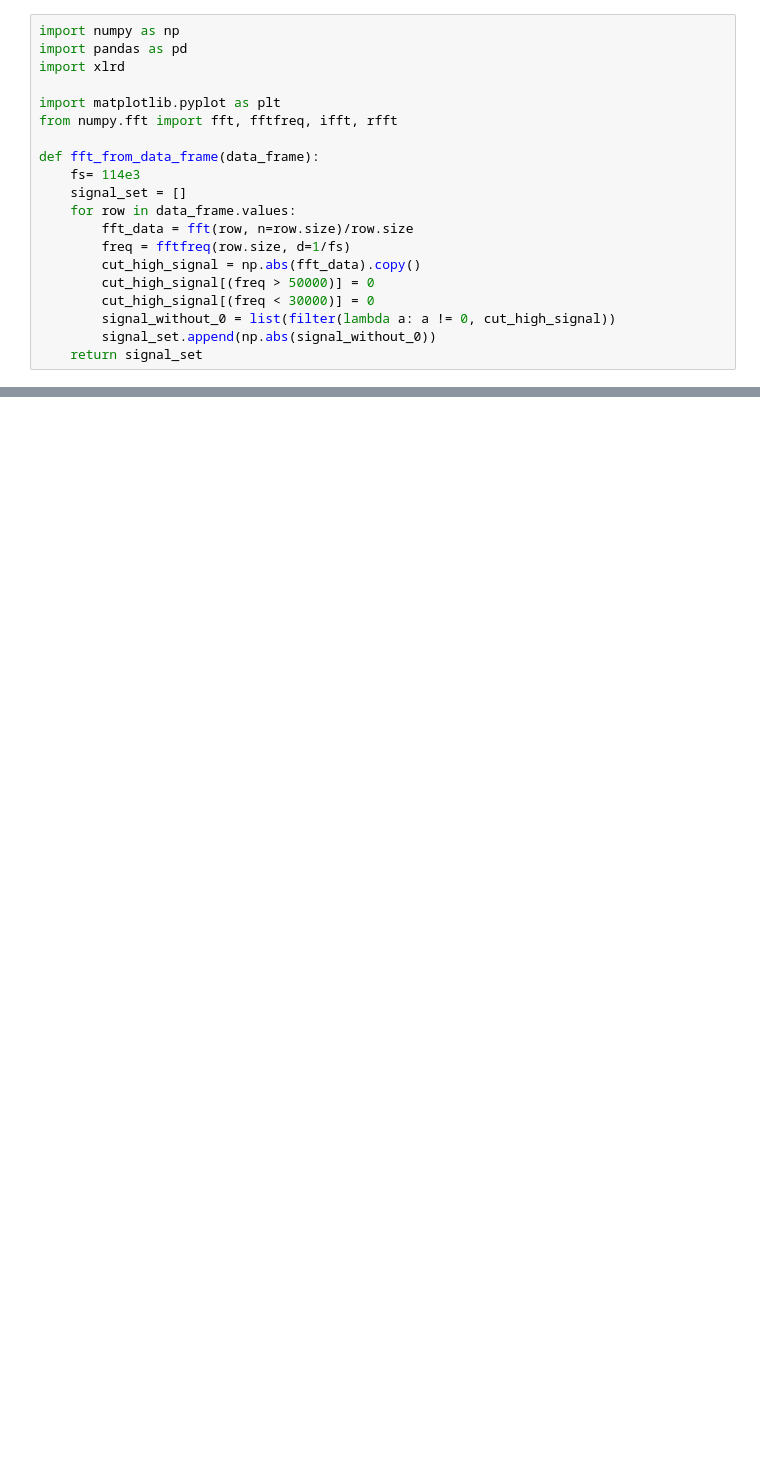
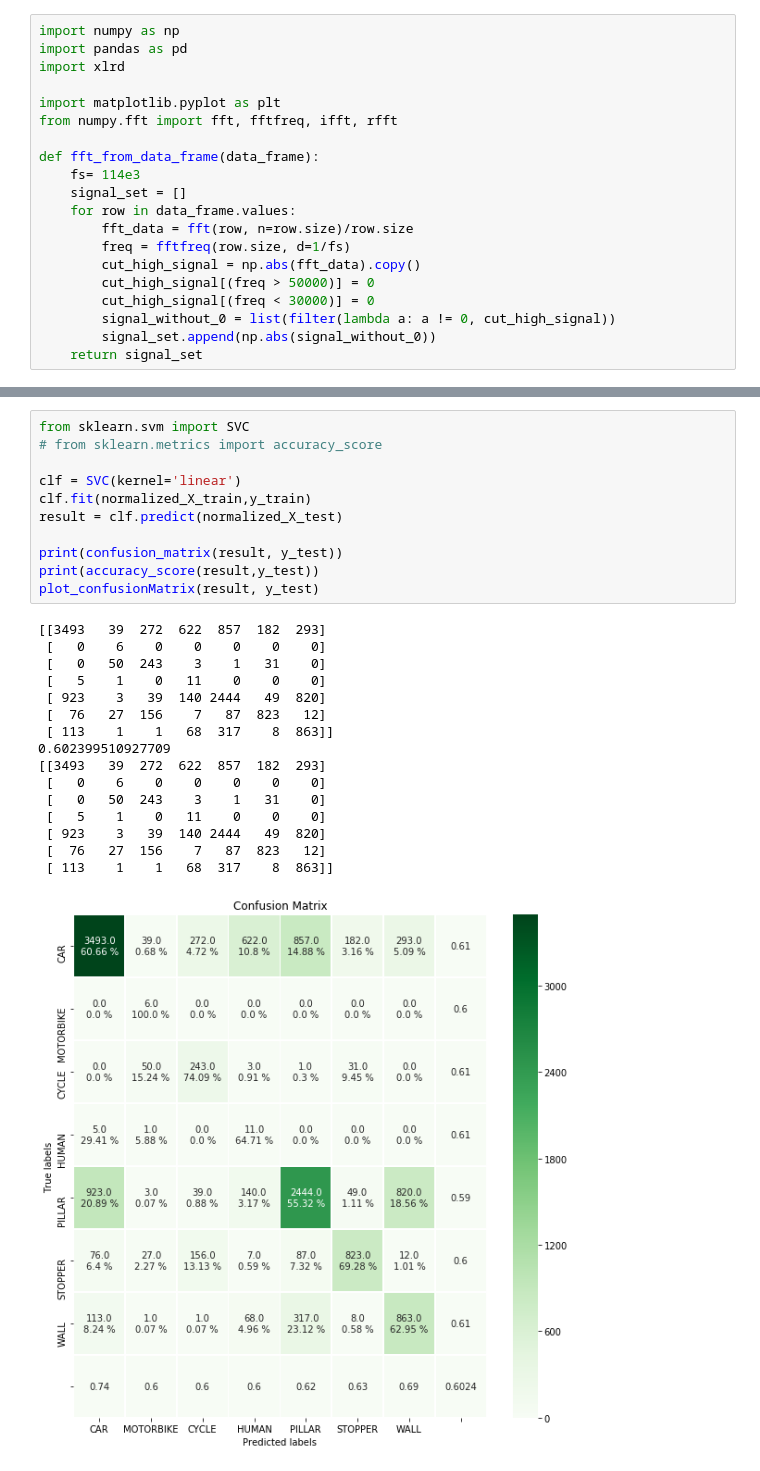
Before and after one commit to KamalByanjankar/MinimizeFeatureVectorUsingPCA, a Jupyter notebook: Implementation_of_ML.ipynb, the cells around one changed output, grey strips where cells are left out. Saved outputs shown, nothing was run; the diff lists cells and outputs as text; blank space fills up the shorter version.

```diff
--- a/Implementation_of_ML.ipynb
+++ b/Implementation_of_ML.ipynb
@@ -124,0 +227,28 @@ y test data :  (11391,)
+# %%
+from sklearn.svm import SVC
+# from sklearn.metrics import accuracy_score
+
+clf = SVC(kernel='linear')
+clf.fit(normalized_X_train,y_train)
+result = clf.predict(normalized_X_test)
+
+print(confusion_matrix(result, y_test))
+print(accuracy_score(result,y_test))
+plot_confusionMatrix(result, y_test)
+# %% [output]
+[[3493   39  272  622  857  182  293]
+ [   0    6    0    0    0    0    0]
+ [   0   50  243    3    1   31    0]
+ [   5    1    0   11    0    0    0]
+ [ 923    3   39  140 2444   49  820]
+ [  76   27  156    7   87  823   12]
+ [ 113    1    1   68  317    8  863]]
+0.602399510927709
+[[3493   39  272  622  857  182  293]
+ [   0    6    0    0    0    0    0]
+ [   0   50  243    3    1   31    0]
+ [   5    1    0   11    0    0    0]
+ [ 923    3   39  140 2444   49  820]
+ [  76   27  156    7   87  823   12]
+ [ 113    1    1   68  317    8  863]]
+[figure, added]
```
Also changed, not shown: parts of 17 cells of this notebook, 3 other files.
